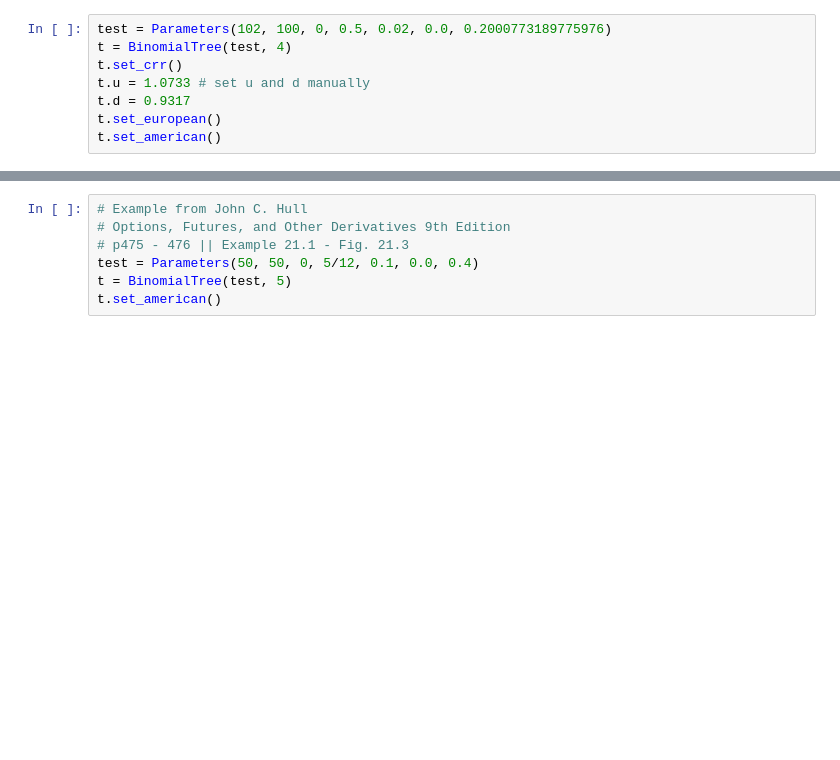
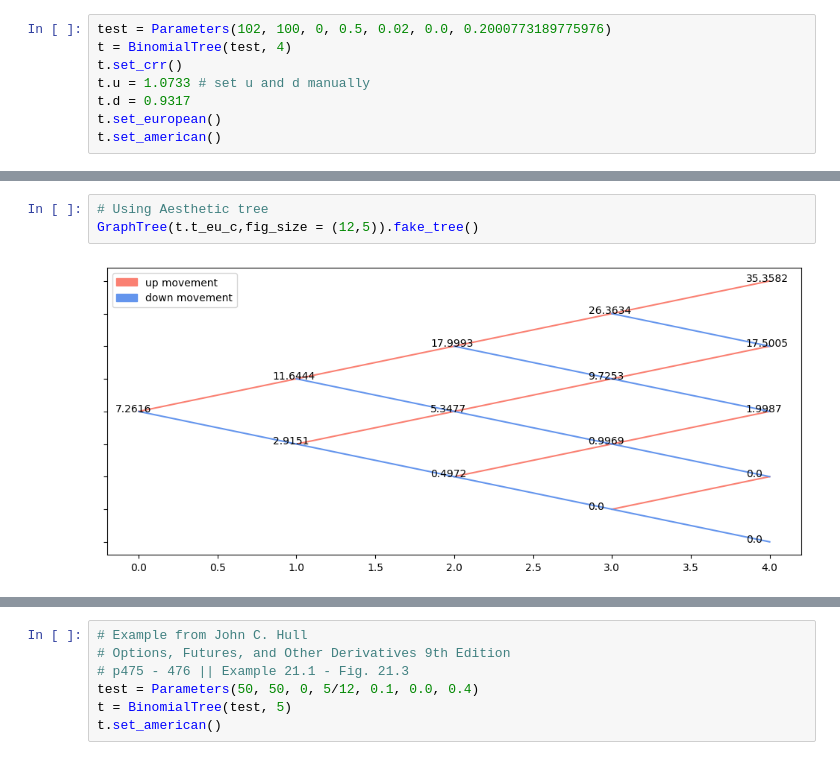
Before and after one commit to julesleclair/BinomialTree, a Jupyter notebook: CRR_implementation.ipynb, the cells around one changed output, grey strips where cells are left out. Cells and saved outputs as stored; diff of their text form; blank space fills up the shorter version.

```diff
--- a/CRR_implementation.ipynb
+++ b/CRR_implementation.ipynb
@@ -214,0 +74,5 @@ array([[ 4.29872139,  1.42153265,  0.        ,  0.        ,  0.        ],
+# %%
+# Using Aesthetic tree
+GraphTree(t.t_eu_c,fig_size = (12,5)).fake_tree()
+# %% [output]
+[figure, added]
```
Also changed, not shown: parts of 36 cells of this notebook, 7 other files.
